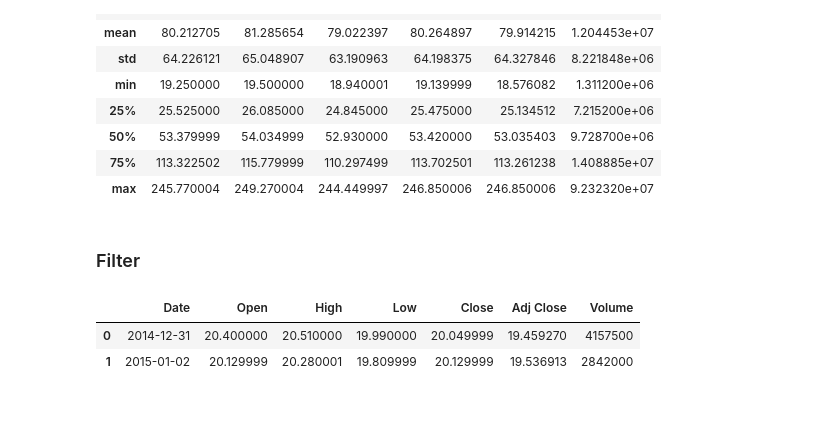
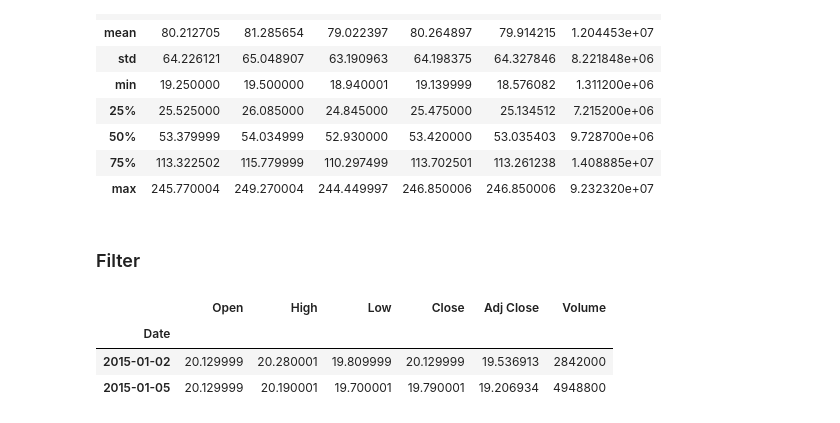
Before and after one commit to fernandocfbf/statistics-financial-data, a Jupyter notebook: week1/dataframe_basics.ipynb, the cells around one changed output. Cells and saved outputs as stored; diff of their text form; code cells hidden in the pictures.

```diff
--- a/week1/dataframe_basics.ipynb
+++ b/week1/dataframe_basics.ipynb
@@ -33,9 +36,10 @@ df.describe()
 # %% [markdown]
 ### Filter
 # %%
-df_2015 = df.loc[0 : 1]
+df_2015 = df.loc["2015-01-01" : "2015-12-31"]
 df_2015.head(2)
 # %% [output]
-|  | Date | Open | High | Low | Close | Adj Close | Volume |
-| 0 | 2014-12-31 | 20.400000 | 20.510000 | 19.990000 | 20.049999 | 19.459270 | 4157500 |
-| 1 | 2015-01-02 | 20.129999 | 20.280001 | 19.809999 | 20.129999 | 19.536913 | 2842000 |
+|  | Open | High | Low | Close | Adj Close | Volume |
+| Date |  |  |  |  |  |  |
+| 2015-01-02 | 20.129999 | 20.280001 | 19.809999 | 20.129999 | 19.536913 | 2842000 |
+| 2015-01-05 | 20.129999 | 20.190001 | 19.700001 | 19.790001 | 19.206934 | 4948800 |
```
Also changed, not shown: parts of 4 cells of this notebook, 1 other file.
